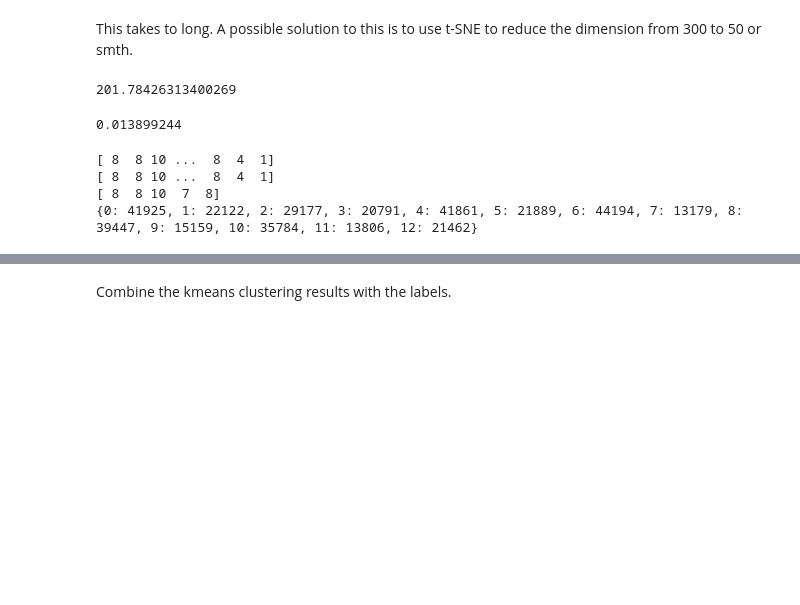
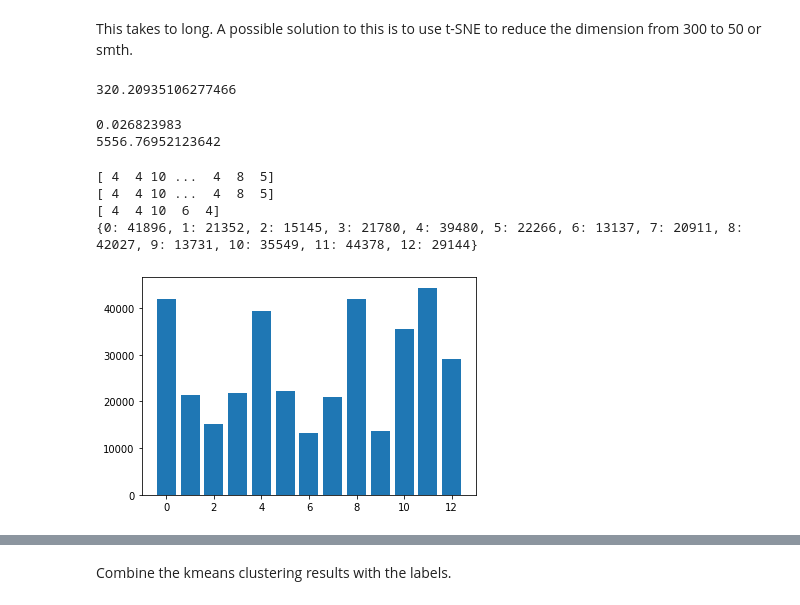
Before and after one commit to zabesy/SOTClustering, a Jupyter notebook: ThesisClustering.ipynb, the cells around one changed output, grey strips where cells are left out. Drawn from its saved outputs; the diff is of its cells as text; code cells hidden in the pictures; blank space fills up the shorter version.

```diff
--- a/ThesisClustering.ipynb
+++ b/ThesisClustering.ipynb
@@ -200,41 +200,48 @@ This takes to long. A possible solution to this is to use t-SNE to reduce the di
 # %%
 start = time.time()
 
-kmeans = cluster.KMeans(n_clusters=NUM_CLUSTERS, random_state=0)
-kmeans.fit(features)
+kmeans = cluster.KMeans(n_clusters=NUM_CLUSTERS).fit(features)
 labels = kmeans.predict(features)
 centroids = kmeans.cluster_centers_
 
 end = time.time()
 print(end - start)
 # %% [output]
-201.78426313400269
+320.20935106277466
 # %%
-silhouette_score = metrics.silhouette_score(features[:10000], labels[:10000], metric='euclidean')
+start = time.time()
+
+silhouette_score = metrics.silhouette_score(features, labels, metric='euclidean')
 print(silhouette_score)
+
+end = time.time()
+print(end - start)
 # %% [output]
-0.013899244
+0.026823983
+5556.76952123642
 # %%
 #Compare the labels indexes with features/sentences
 # print(kmeans.cluster_centers_.shape)
 # print(labels)
 # print(kmeans.labels_)
-centroids = kmeans.cluster_centers_
 # print(centroids)
 print(kmeans.labels_)
 print(labels)
 print(labels[:5])
 
 label_dict = dict.fromkeys(list(set(labels)), 0)
 for cluster in labels:
     label_dict[cluster] += 1
 
 print(label_dict)
+plt.bar(range(len(label_dict)), label_dict.values())
+plt.show()
 # %% [output]
-[ 8  8 10 ...  8  4  1]
-[ 8  8 10 ...  8  4  1]
-[ 8  8 10  7  8]
-{0: 41925, 1: 22122, 2: 29177, 3: 20791, 4: 41861, 5: 21889, 6: 44194, 7: 13179, 8: 39447, 9: 15159, 10: 35784, 11: 13806, 12: 21462}
+[ 4  4 10 ...  4  8  5]
+[ 4  4 10 ...  4  8  5]
+[ 4  4 10  6  4]
+{0: 41896, 1: 21352, 2: 15145, 3: 21780, 4: 39480, 5: 22266, 6: 13137, 7: 20911, 8: 42027, 9: 13731, 10: 35549, 11: 44378, 12: 29144}
+[figure, added]
 # %%
 #Trying the scatter plot:
 start = time.time()
```
Also changed, not shown: parts of 3 cells of this notebook.
